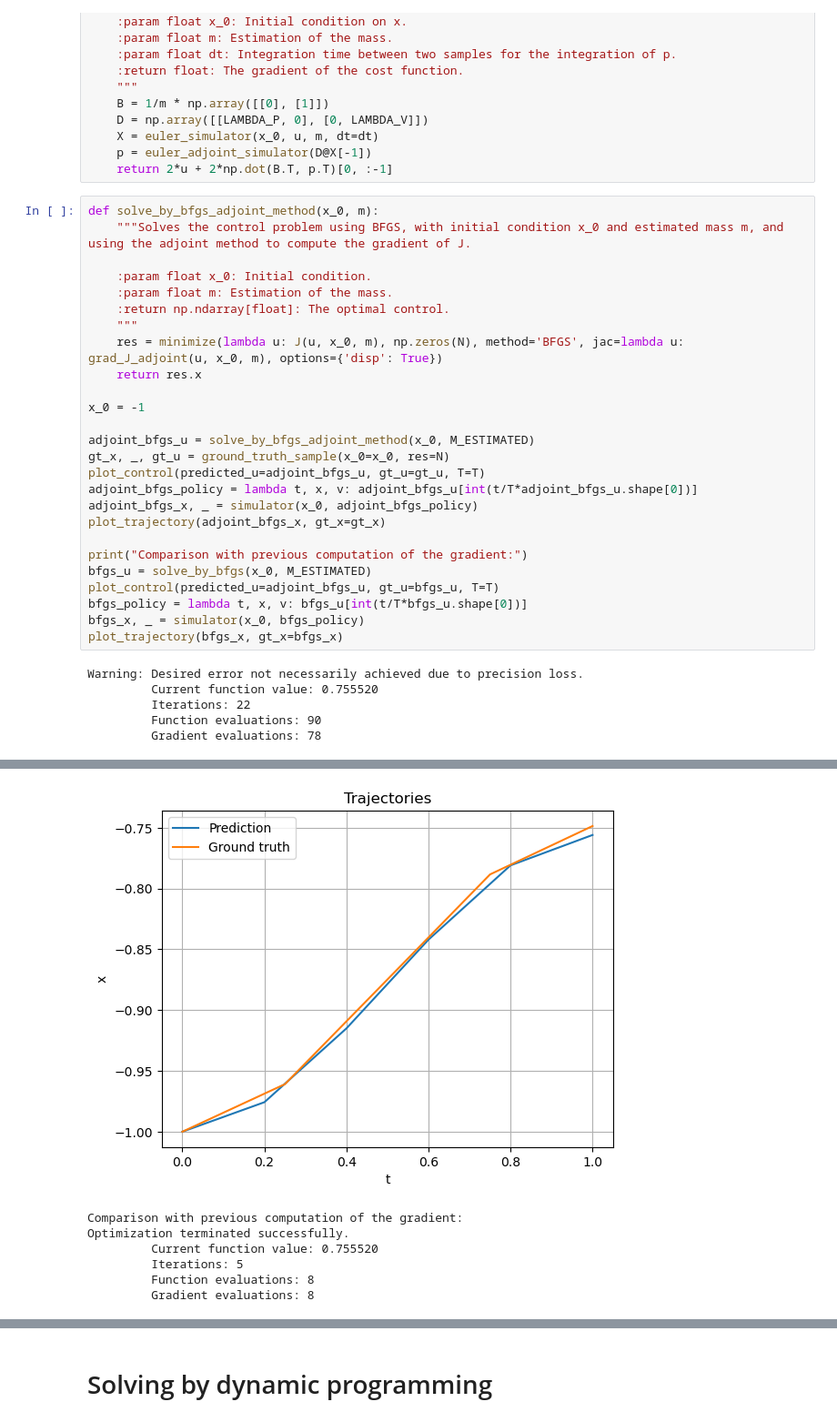
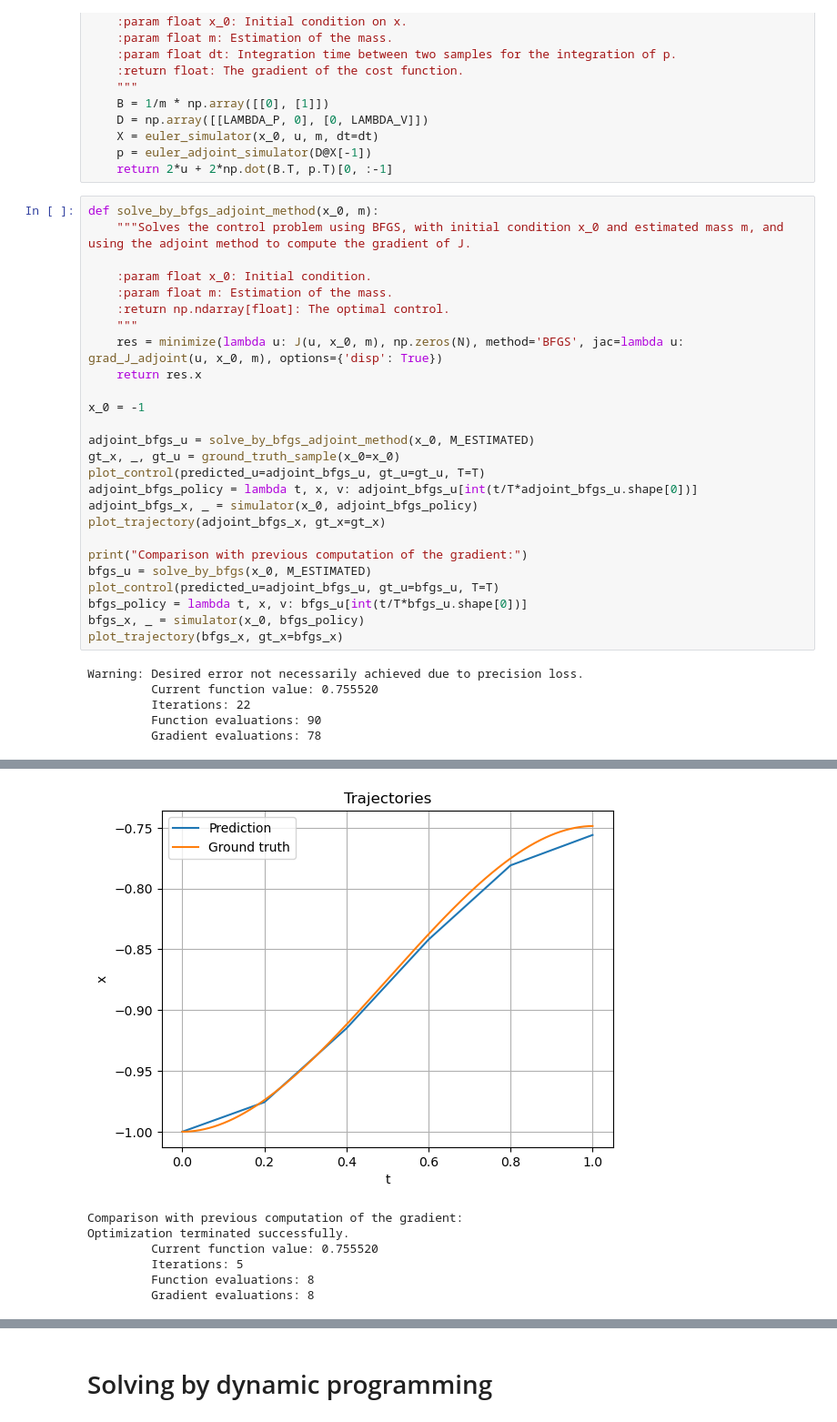
Before and after one commit to TheiloT/RL-accelerated-cart, a Jupyter notebook: TL-RL-toy-problem.ipynb, the cells around one changed output, grey strips where cells are left out. Shown: that part at 91% size. Saved outputs shown, nothing was run; the diff lists cells and outputs as text.

```diff
--- a/TL-RL-toy-problem.ipynb
+++ b/TL-RL-toy-problem.ipynb
@@ -647,35 +649,35 @@ def solve_by_bfgs_adjoint_method(x_0, m):
     """Solves the control problem using BFGS, with initial condition x_0 and estimated mass m, and using the adjoint method to compute the gradient of J.
 
     :param float x_0: Initial condition.
     :param float m: Estimation of the mass.
     :return np.ndarray[float]: The optimal control.
     """
     res = minimize(lambda u: J(u, x_0, m), np.zeros(N), method='BFGS', jac=lambda u: grad_J_adjoint(u, x_0, m), options={'disp': True})
     return res.x
 
 x_0 = -1
 
 adjoint_bfgs_u = solve_by_bfgs_adjoint_method(x_0, M_ESTIMATED)
-gt_x, _, gt_u = ground_truth_sample(x_0=x_0, res=N)
+gt_x, _, gt_u = ground_truth_sample(x_0=x_0)
 plot_control(predicted_u=adjoint_bfgs_u, gt_u=gt_u, T=T)
 adjoint_bfgs_policy = lambda t, x, v: adjoint_bfgs_u[int(t/T*adjoint_bfgs_u.shape[0])]
 adjoint_bfgs_x, _ = simulator(x_0, adjoint_bfgs_policy)
 plot_trajectory(adjoint_bfgs_x, gt_x=gt_x)
 
 print("Comparison with previous computation of the gradient:")
 bfgs_u = solve_by_bfgs(x_0, M_ESTIMATED)
 plot_control(predicted_u=adjoint_bfgs_u, gt_u=bfgs_u, T=T)
 bfgs_policy = lambda t, x, v: bfgs_u[int(t/T*bfgs_u.shape[0])]
 bfgs_x, _ = simulator(x_0, bfgs_policy)
 plot_trajectory(bfgs_x, gt_x=bfgs_x)
 # %% [output]
 Warning: Desired error not necessarily achieved due to precision loss.
          Current function value: 0.755520
          Iterations: 22
          Function evaluations: 90
          Gradient evaluations: 78
 [figure]
-[figure, old version]
+[figure, new version]
 Comparison with previous computation of the gradient:
 Optimization terminated successfully.
          Current function value: 0.755520
```
Also changed, not shown: parts of 4 cells of this notebook, 1 other file.
